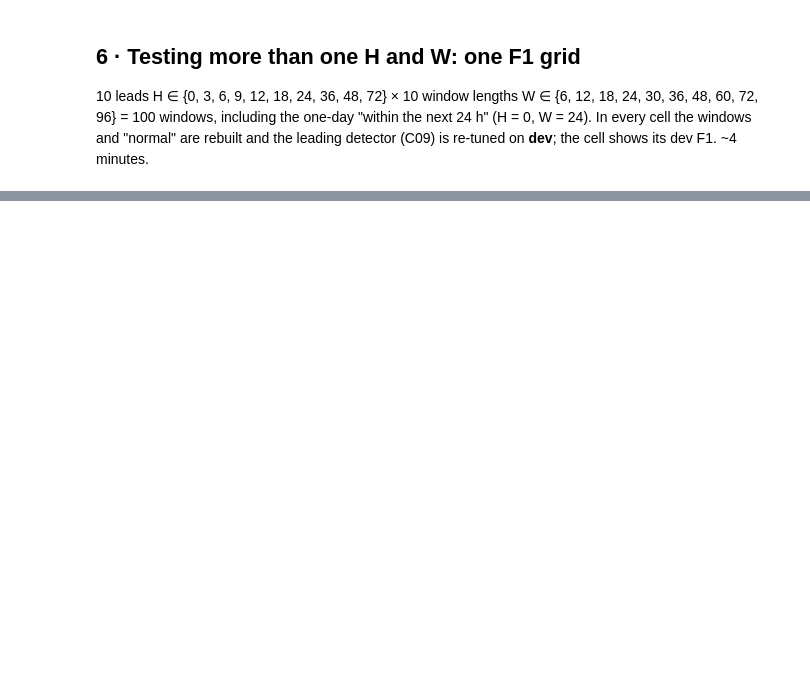
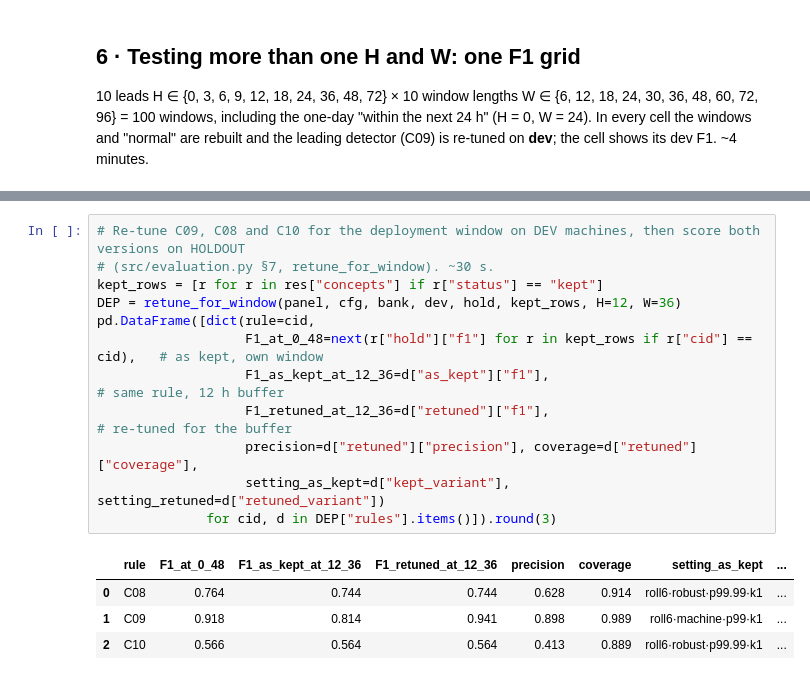
Before and after one commit to avaitt/Oden-Take-Home-Assessment, a Jupyter notebook: notebooks/04_test_and_select.ipynb, the cells around one changed output, grey strips where cells are left out. Saved outputs shown, nothing was run; the diff lists cells and outputs as text; blank space fills up the shorter version.

```diff
--- a/notebooks/04_test_and_select.ipynb
+++ b/notebooks/04_test_and_select.ipynb
@@ -309,0 +317,17 @@ fig.show()
+# %%
+# Re-tune C09, C08 and C10 for the deployment window on DEV machines, then score both versions on HOLDOUT
+# (src/evaluation.py §7, retune_for_window). ~30 s.
+kept_rows = [r for r in res["concepts"] if r["status"] == "kept"]
+DEP = retune_for_window(panel, cfg, bank, dev, hold, kept_rows, H=12, W=36)
+pd.DataFrame([dict(rule=cid,
+                   F1_at_0_48=next(r["hold"]["f1"] for r in kept_rows if r["cid"] == cid),   # as kept, own window
+                   F1_as_kept_at_12_36=d["as_kept"]["f1"],                                    # same rule, 12 h buffer
+                   F1_retuned_at_12_36=d["retuned"]["f1"],                                    # re-tuned for the buffer
+                   precision=d["retuned"]["precision"], coverage=d["retuned"]["coverage"],
+                   setting_as_kept=d["kept_variant"], setting_retuned=d["retuned_variant"])
+              for cid, d in DEP["rules"].items()]).round(3)
+# %% [output]
+|  | rule | F1_at_0_48 | F1_as_kept_at_12_36 | F1_retuned_at_12_36 | precision | coverage | setting_as_kept | ... |
+| 0 | C08 | 0.764 | 0.744 | 0.744 | 0.628 | 0.914 | roll6·robust·p99.99·k1 | ... |
+| 1 | C09 | 0.918 | 0.814 | 0.941 | 0.898 | 0.989 | roll6·machine·p99·k1 | ... |
+| 2 | C10 | 0.566 | 0.564 | 0.564 | 0.413 | 0.889 | roll6·robust·p99.99·k1 | ... |
```
Also changed, not shown: parts of 18 cells of this notebook, 19 other files.
